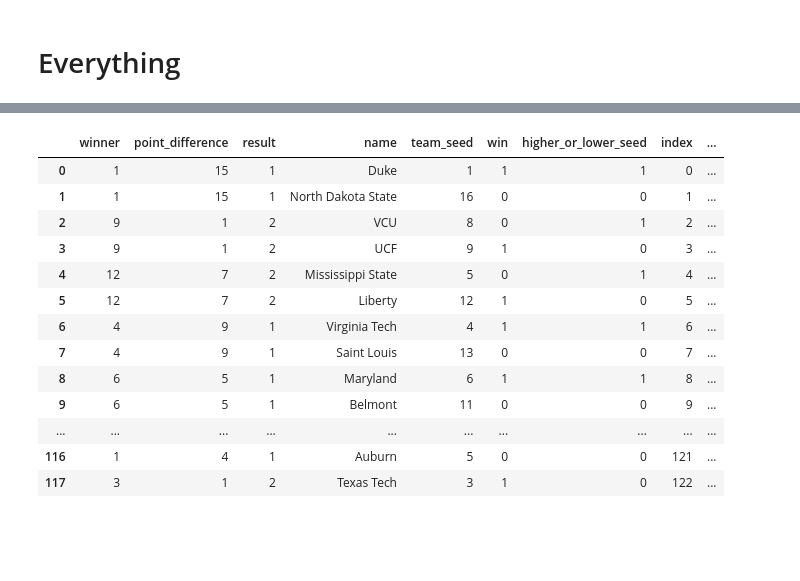
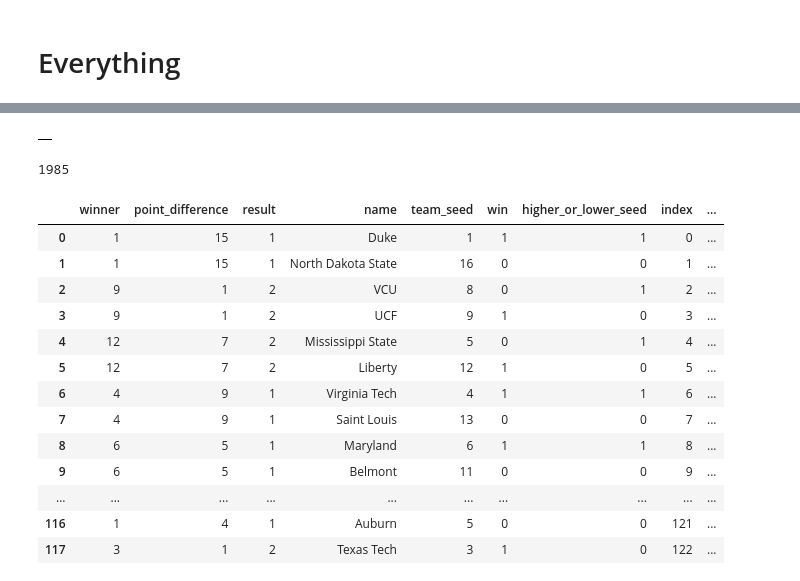
Before and after one commit to amazurek1/march_madness_predictions, a Jupyter notebook: Good_jupyter_notebooks/Remembering_myWork-Copy1.ipynb, the cells around one changed output, grey strips where cells are left out. Cells and saved outputs as stored; diff of their text form; code cells hidden in the pictures; blank space fills up the shorter version.

```diff
--- a/Good_jupyter_notebooks/Remembering_myWork-Copy1.ipynb
+++ b/Good_jupyter_notebooks/Remembering_myWork-Copy1.ipynb
@@ -970,0 +1068,11 @@ https://www.sports-reference.com/cbb/postseason/2019-ncaa.html
+# %%
+stats_not_advanced = {}
+stats_not_advanced = pd.DataFrame(stats_not_advanced)
+# %%
+stats_not_advanced
+# %% [output]
+|  |
+# %%
+years[0]
+# %% [output]
+1985
```
Also changed, not shown: parts of 14 cells of this notebook, 3 other files.
